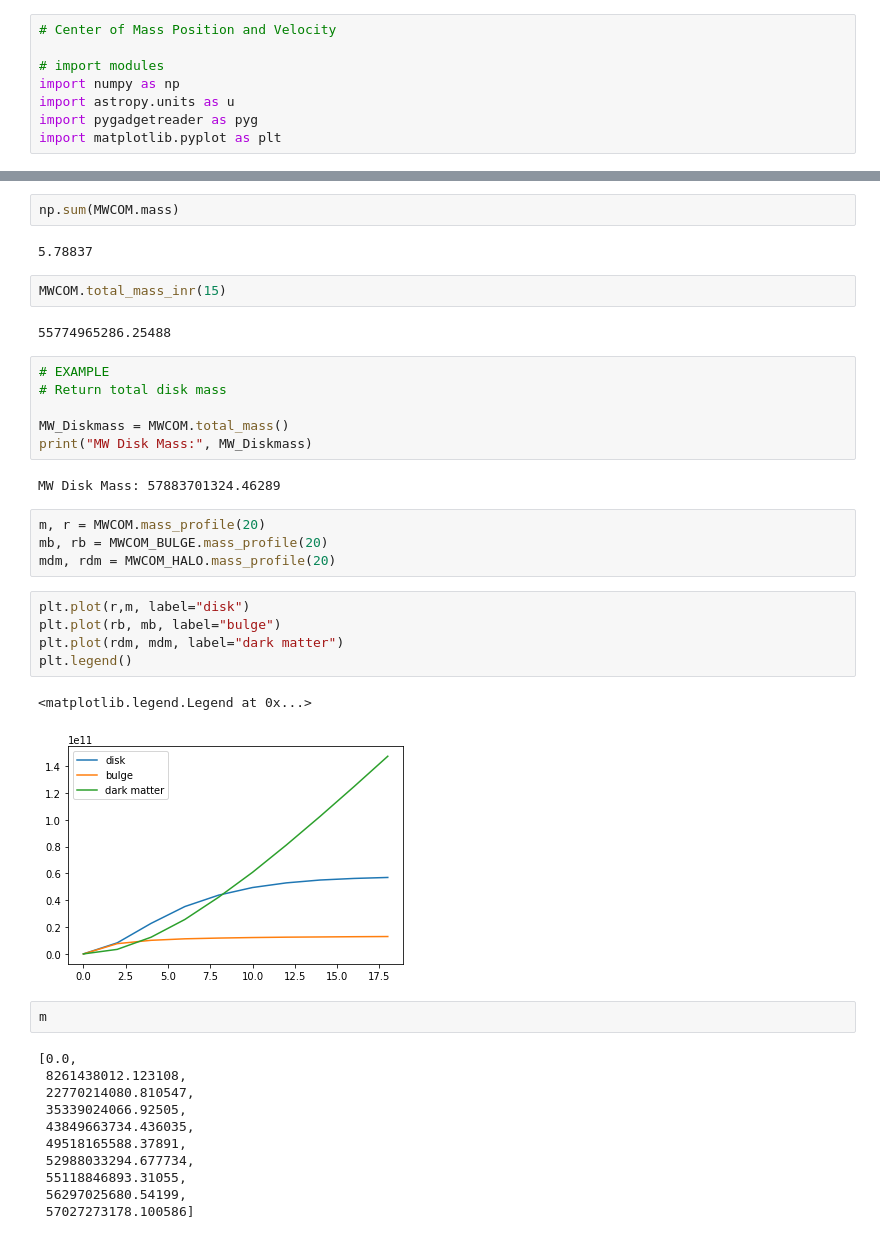
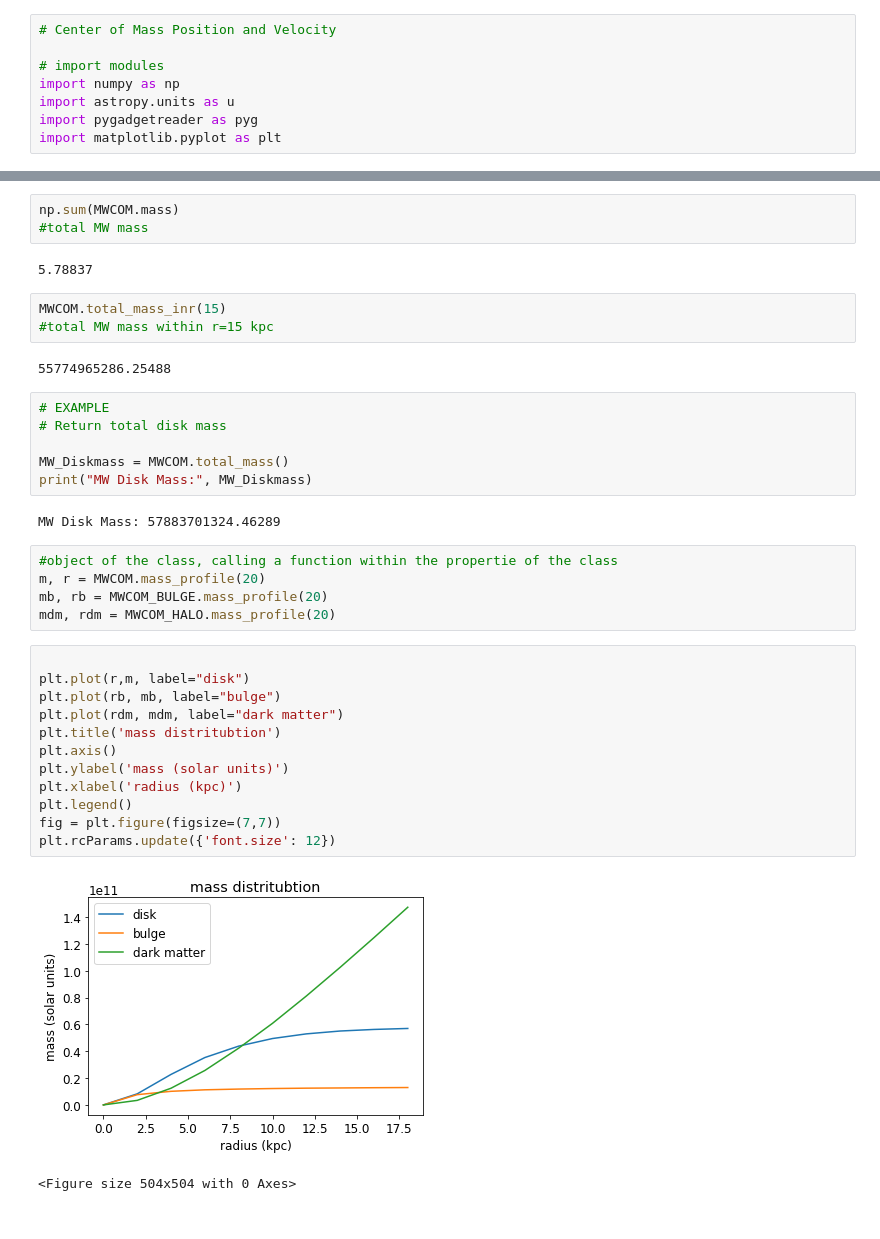
Before and after one commit to Ximena89/and_yet_it_moves, a Jupyter notebook: codigo/centerofmass_ex.ipynb, the cells around one changed output, grey strips where cells are left out. Saved outputs shown, nothing was run; the diff lists cells and outputs as text.

Commit message:
change plot size, labes, axis

```diff
--- a/codigo/centerofmass_ex.ipynb
+++ b/codigo/centerofmass_ex.ipynb
@@ -115,10 +109,12 @@ Returning DM    Velocities
 Returning DM    Mass
 # %%
 np.sum(MWCOM.mass)
+#total MW mass
 # %% [output]
 5.78837
 # %%
 MWCOM.total_mass_inr(15)
+#total MW mass within r=15 kpc
 # %% [output]
 55774965286.25488
 # %%
@@ -130,27 +126,22 @@ print("MW Disk Mass:", MW_Diskmass)
 # %% [output]
 MW Disk Mass: 57883701324.46289
 # %%
+#object of the class, calling a function within the propertie of the class
 m, r = MWCOM.mass_profile(20)
 mb, rb = MWCOM_BULGE.mass_profile(20)
 mdm, rdm = MWCOM_HALO.mass_profile(20)
 # %%
+
 plt.plot(r,m, label="disk")
 plt.plot(rb, mb, label="bulge")
 plt.plot(rdm, mdm, label="dark matter")
+plt.title('mass distritubtion')
+plt.axis()
+plt.ylabel('mass (solar units)')
+plt.xlabel('radius (kpc)')
 plt.legend()
+fig = plt.figure(figsize=(7,7))
+plt.rcParams.update({'font.size': 12})
 # %% [output]
+[figure, new version]
-<matplotlib.legend.Legend at 0x...>
+<Figure size 504x504 with 0 Axes>
-[figure, old version]
-# %%
-m
-# %% [output]
-[0.0,
- 8261438012.123108,
- 22770214080.810547,
- 35339024066.92505,
- 43849663734.436035,
- 49518165588.37891,
- 52988033294.677734,
- 55118846893.31055,
- 56297025680.54199,
- 57027273178.100586]
```
Also changed, not shown: parts of 7 cells of this notebook.
